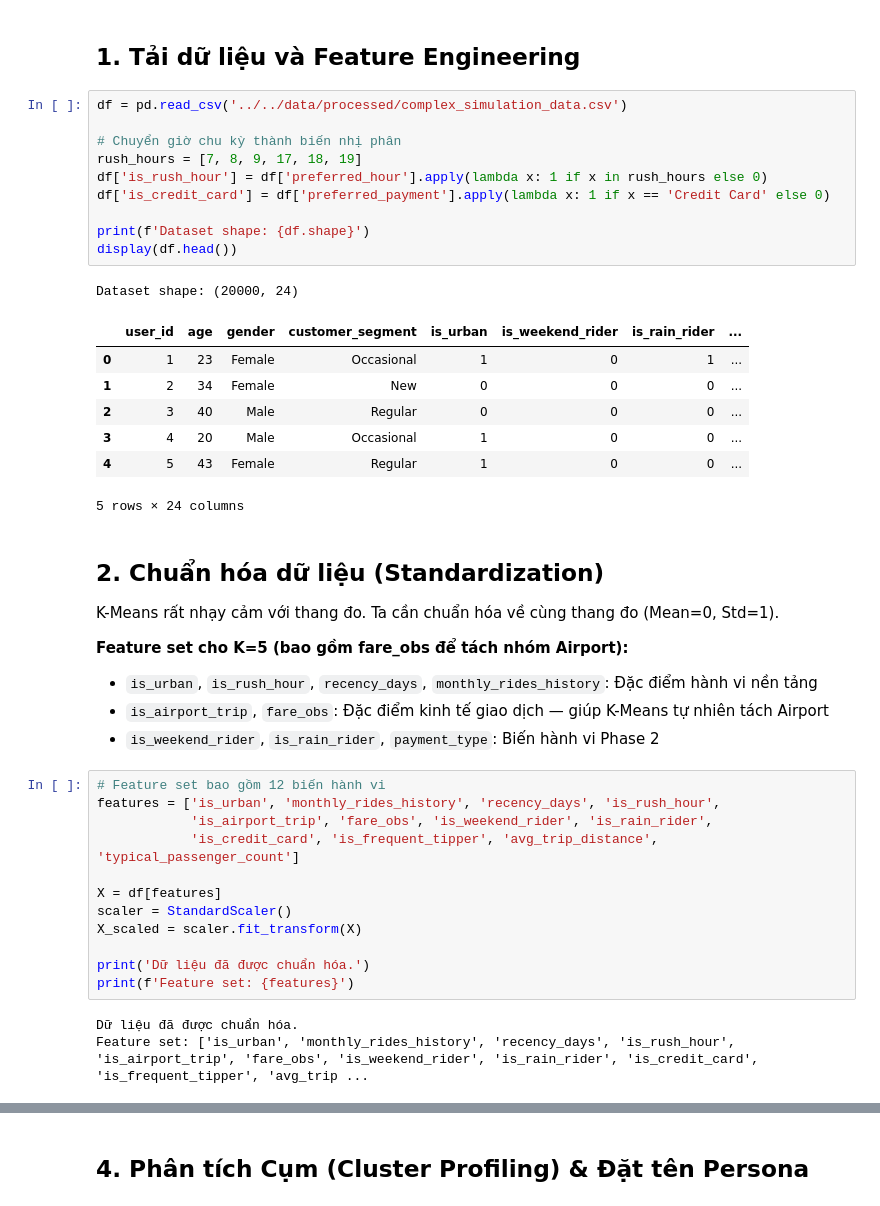
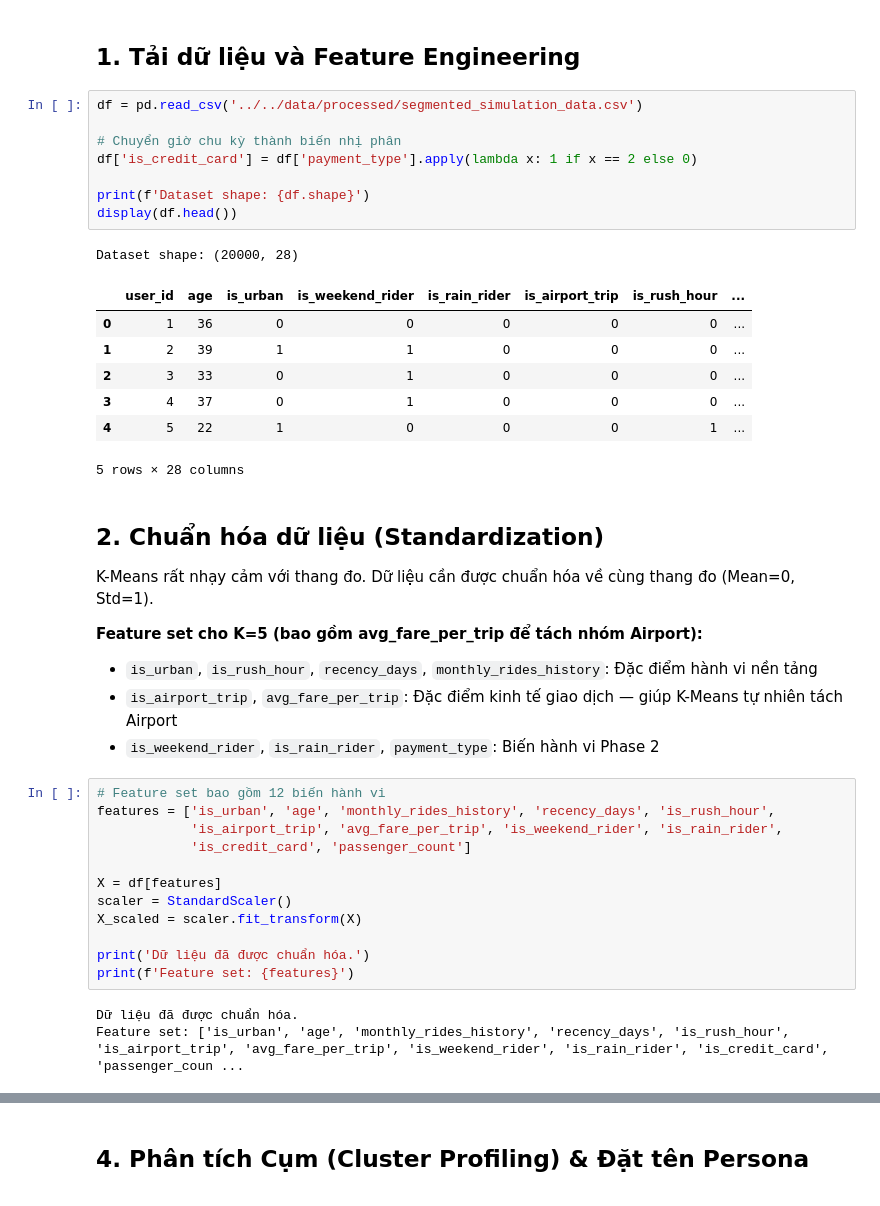
Before and after one commit to thaibuivan/GSM-promotion-experimentation, a Jupyter notebook: notebooks/week3_segmentation/1_user_segmentation.ipynb, the cells around one changed output, grey strips where cells are left out. Drawn from its saved outputs; the diff is of its cells as text.

```diff
--- a/notebooks/week3_segmentation/1_user_segmentation.ipynb
+++ b/notebooks/week3_segmentation/1_user_segmentation.ipynb
@@ -24,38 +24,36 @@ Libraries loaded.
 # %% [markdown]
 ## 1. Tải dữ liệu và Feature Engineering
 # %%
-df = pd.read_csv('../../data/processed/complex_simulation_data.csv')
+df = pd.read_csv('../../data/processed/segmented_simulation_data.csv')
 
 # Chuyển giờ chu kỳ thành biến nhị phân
-rush_hours = [7, 8, 9, 17, 18, 19]
-df['is_rush_hour'] = df['preferred_hour'].apply(lambda x: 1 if x in rush_hours else 0)
-df['is_credit_card'] = df['preferred_payment'].apply(lambda x: 1 if x == 'Credit Card' else 0)
+df['is_credit_card'] = df['payment_type'].apply(lambda x: 1 if x == 2 else 0)
 
 print(f'Dataset shape: {df.shape}')
 display(df.head())
 # %% [output]
-Dataset shape: (20000, 24)
+Dataset shape: (20000, 28)
-|  | user_id | age | gender | customer_segment | is_urban | is_weekend_rider | is_rain_rider | ... |
-| 0 | 1 | 23 | Female | Occasional | 1 | 0 | 1 | ... |
-| 1 | 2 | 34 | Female | New | 0 | 0 | 0 | ... |
-| 2 | 3 | 40 | Male | Regular | 0 | 0 | 0 | ... |
-| 3 | 4 | 20 | Male | Occasional | 1 | 0 | 0 | ... |
-| 4 | 5 | 43 | Female | Regular | 1 | 0 | 0 | ... |
+|  | user_id | age | is_urban | is_weekend_rider | is_rain_rider | is_airport_trip | is_rush_hour | ... |
+| 0 | 1 | 36 | 0 | 0 | 0 | 0 | 0 | ... |
+| 1 | 2 | 39 | 1 | 1 | 0 | 0 | 0 | ... |
+| 2 | 3 | 33 | 0 | 1 | 0 | 0 | 0 | ... |
+| 3 | 4 | 37 | 0 | 1 | 0 | 0 | 0 | ... |
+| 4 | 5 | 22 | 1 | 0 | 0 | 0 | 1 | ... |
-5 rows × 24 columns
+5 rows × 28 columns
 # %% [markdown]
 ## 2. Chuẩn hóa dữ liệu (Standardization)
 
-K-Means rất nhạy cảm với thang đo. Ta cần chuẩn hóa về cùng thang đo (Mean=0, Std=1).
+K-Means rất nhạy cảm với thang đo. Dữ liệu cần được chuẩn hóa về cùng thang đo (Mean=0, Std=1).
 
-**Feature set cho K=5 (bao gồm fare_obs để tách nhóm Airport):**
+**Feature set cho K=5 (bao gồm avg_fare_per_trip để tách nhóm Airport):**
 - `is_urban`, `is_rush_hour`, `recency_days`, `monthly_rides_history`: Đặc điểm hành vi nền tảng
-- `is_airport_trip`, `fare_obs`: Đặc điểm kinh tế giao dịch — giúp K-Means tự nhiên tách Airport
+- `is_airport_trip`, `avg_fare_per_trip`: Đặc điểm kinh tế giao dịch — giúp K-Means tự nhiên tách Airport
 - `is_weekend_rider`, `is_rain_rider`, `payment_type`: Biến hành vi Phase 2
 # %%
 # Feature set bao gồm 12 biến hành vi
-features = ['is_urban', 'monthly_rides_history', 'recency_days', 'is_rush_hour',
-            'is_airport_trip', 'fare_obs', 'is_weekend_rider', 'is_rain_rider',
-            'is_credit_card', 'is_frequent_tipper', 'avg_trip_distance', 'typical_passenger_count']
+features = ['is_urban', 'age', 'monthly_rides_history', 'recency_days', 'is_rush_hour',
+            'is_airport_trip', 'avg_fare_per_trip', 'is_weekend_rider', 'is_rain_rider',
+            'is_credit_card', 'passenger_count']
 
 X = df[features]
 scaler = StandardScaler()
@@ -65,4 +63,4 @@ print('Dữ liệu đã được chuẩn hóa.')
 print(f'Feature set: {features}')
 # %% [output]
 Dữ liệu đã được chuẩn hóa.
-Feature set: ['is_urban', 'monthly_rides_history', 'recency_days', 'is_rush_hour', 'is_airport_trip', 'fare_obs', 'is_weekend_rider', 'is_rain_rider', 'is_credit_card', 'is_frequent_tipper', 'avg_trip ...
+Feature set: ['is_urban', 'age', 'monthly_rides_history', 'recency_days', 'is_rush_hour', 'is_airport_trip', 'avg_fare_per_trip', 'is_weekend_rider', 'is_rain_rider', 'is_credit_card', 'passenger_coun ...
```
Also changed, not shown: parts of 10 cells of this notebook, 3 other files.
